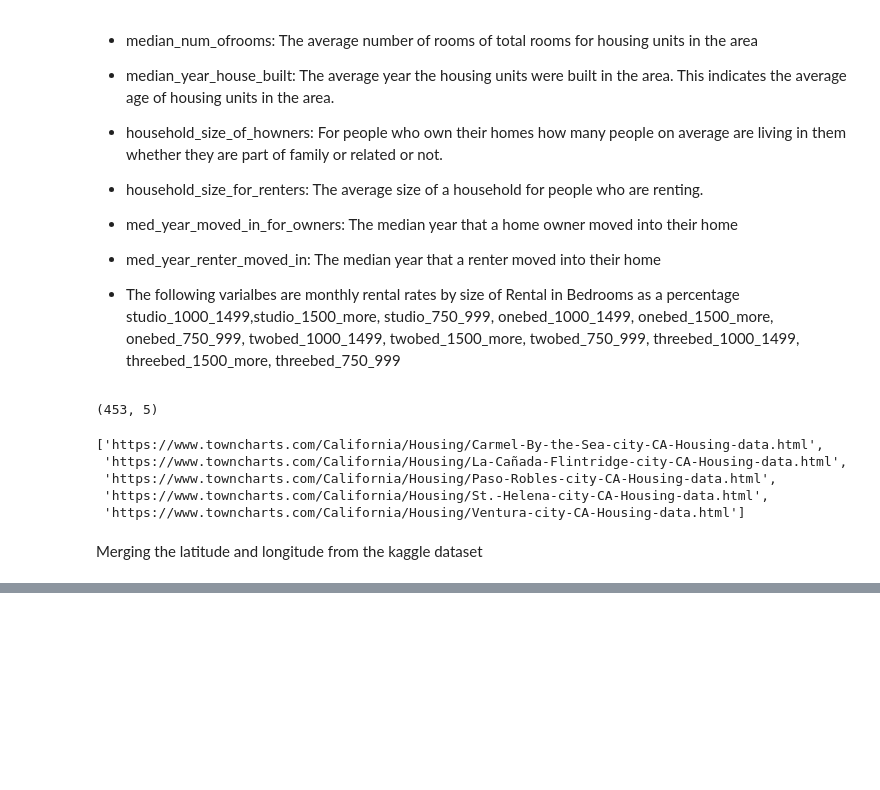
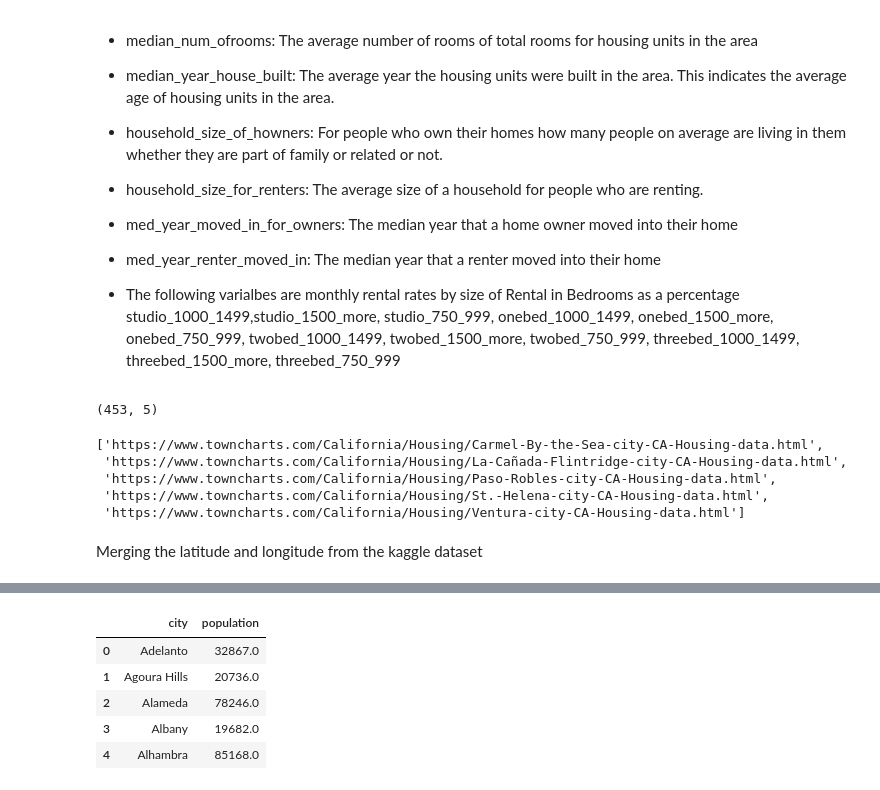
Before and after one commit to clazaro97chosen/California_Rental_Property_Project, a Jupyter notebook: Scrape_the_Data.ipynb, the cells around one changed output, grey strips where cells are left out. Saved outputs shown, nothing was run; the diff lists cells and outputs as text; code cells hidden in the pictures; blank space fills up the shorter version.

```diff
--- a/Scrape_the_Data.ipynb
+++ b/Scrape_the_Data.ipynb
@@ -562,5 +566,5 @@ cities_data = pd.read_csv("C:\\Users\\Crist\\AppData\\Local\\Temp\\American-Comm
 # %%
-housing = pd.read_csv("C://Users//Crist//AppData//Local//Temp//American-Community-Survey-Project//datasets/Towncharts_California_Housing.csv",index_col =0)
+housing = pd.read_csv("C:\\Users\\Crist\\Towncharts_Project\\California_Housing_Project//datasets/Towncharts_California_Housing.csv",index_col =0)
 # %%
 name_of_city =  []
 for indx,city in enumerate(housing.city_name):
@@ -584,0 +589,33 @@ california_housing.to_csv('C:\\Users\\Crist\\AppData\\Local\\Temp\\American-Comm
+# %%
+population_links = {}
+for city in cities_data.Name:
+    population_links[city] = 'http://www.towncharts.com/California/Demographics/{}-city-CA-Demographics-data.html'.format(city)
+population_dict = {}
+for key,value in population_links.items():
+    ua = UserAgent()
+    t0 = time.time()
+    response = requests.get(value,{"User-Agent": ua.random})
+
+    if response.status_code != 200:
+        continue
+    response_delay = time.time() - t0
+    time.sleep(10*response_delay)
+    soup = BeautifulSoup(response.text,'html.parser')
+    population_text_section = get_text_section('section1',soup)
+    population = searchpattern('it\shas\s(\d.*?\d)\spopulation\s',population_text_section)
+    population = refinestring({"$":"",",":"","%":""},population)
+    population_dict[key] = population
+population_dat = pd.DataFrame(list(population_dict.items()),columns =['city','population'] )
+# %%
+population_dat = pd.DataFrame(list(population_dict.items()),columns =['city','population'] )
+# %%
+population_dat['city'] = population_dat['city'].str.replace('-',' ')
+# %%
+population_dat.head()
+# %% [output]
+|  | city | population |
+| 0 | Adelanto | 32867.0 |
+| 1 | Agoura Hills | 20736.0 |
+| 2 | Alameda | 78246.0 |
+| 3 | Albany | 19682.0 |
+| 4 | Alhambra | 85168.0 |
```
Also changed, not shown: parts of 11 cells of this notebook, 3 other files.
